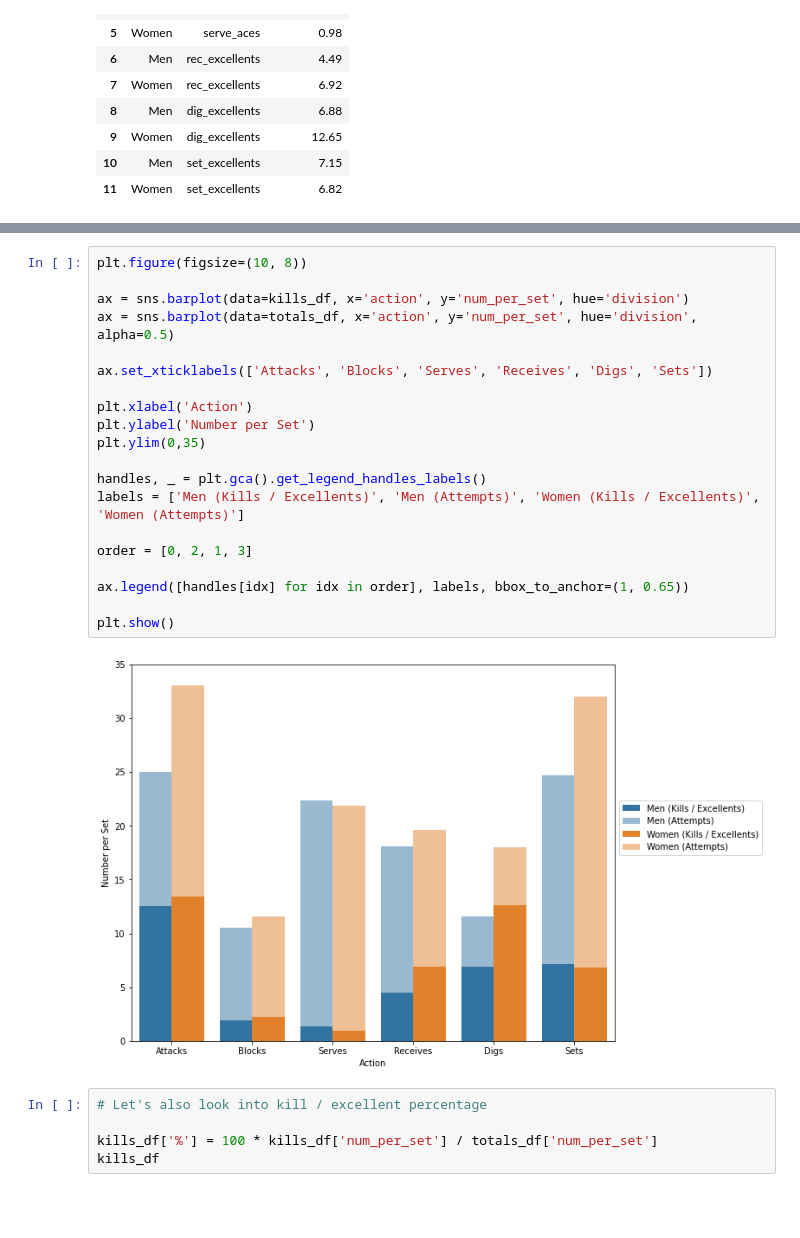
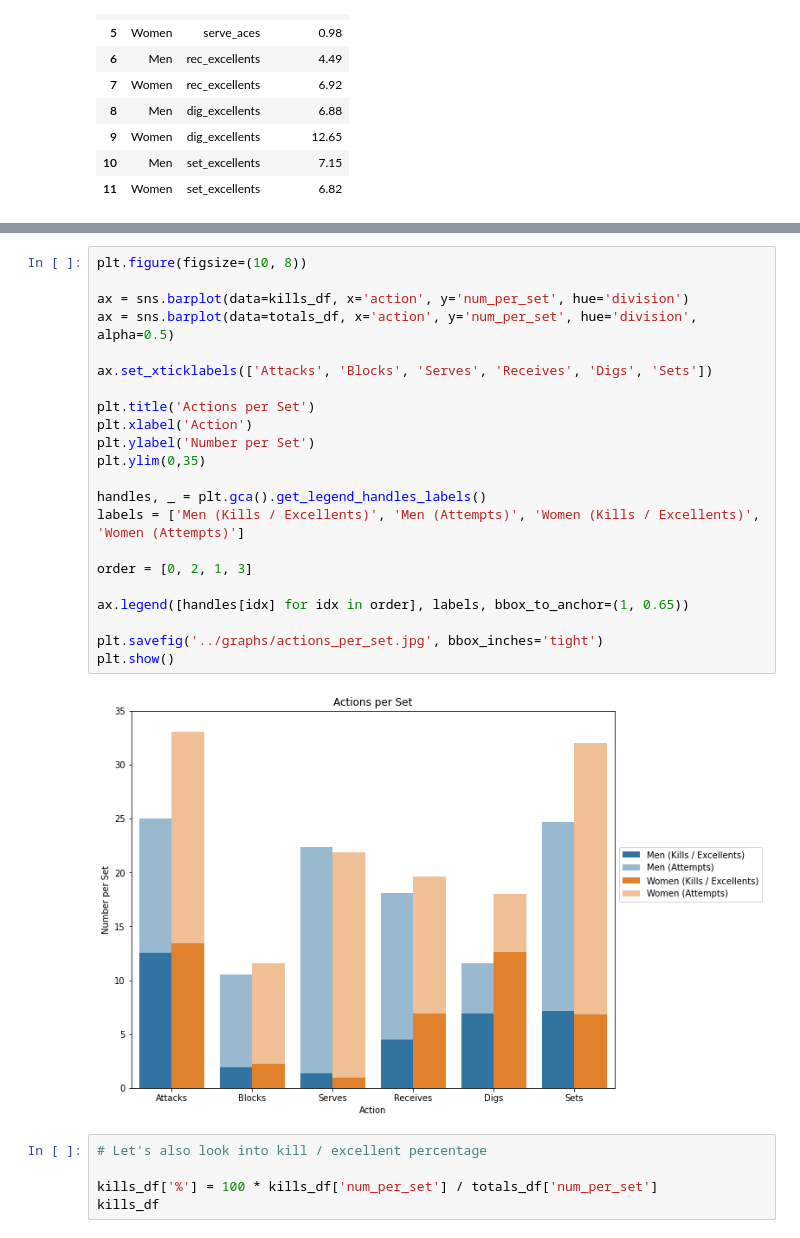
Before and after one commit to emdomingo/vnl2022-stats-exploration, a Jupyter notebook: notebooks/02-men-vs-women-comparision.ipynb, the cells around one changed output, grey strips where cells are left out. Saved outputs shown, nothing was run; the diff lists cells and outputs as text; blank space fills up the shorter version.

```diff
--- a/notebooks/02-men-vs-women-comparision.ipynb
+++ b/notebooks/02-men-vs-women-comparision.ipynb
@@ -151,25 +127,27 @@ totals_df
 # %%
 plt.figure(figsize=(10, 8))
 
 ax = sns.barplot(data=kills_df, x='action', y='num_per_set', hue='division')
 ax = sns.barplot(data=totals_df, x='action', y='num_per_set', hue='division', alpha=0.5)
 
 ax.set_xticklabels(['Attacks', 'Blocks', 'Serves', 'Receives', 'Digs', 'Sets'])
 
+plt.title('Actions per Set')
 plt.xlabel('Action')
 plt.ylabel('Number per Set')
 plt.ylim(0,35)
 
 handles, _ = plt.gca().get_legend_handles_labels()
 labels = ['Men (Kills / Excellents)', 'Men (Attempts)', 'Women (Kills / Excellents)', 'Women (Attempts)']
 
 order = [0, 2, 1, 3]
 
 ax.legend([handles[idx] for idx in order], labels, bbox_to_anchor=(1, 0.65))
 
+plt.savefig('../graphs/actions_per_set.jpg', bbox_inches='tight')
 plt.show()
 # %% [output]
-[figure, old version]
+[figure, new version]
 # %%
 # Let's also look into kill / excellent percentage
 
```
Also changed, not shown: parts of 20 cells of this notebook.
